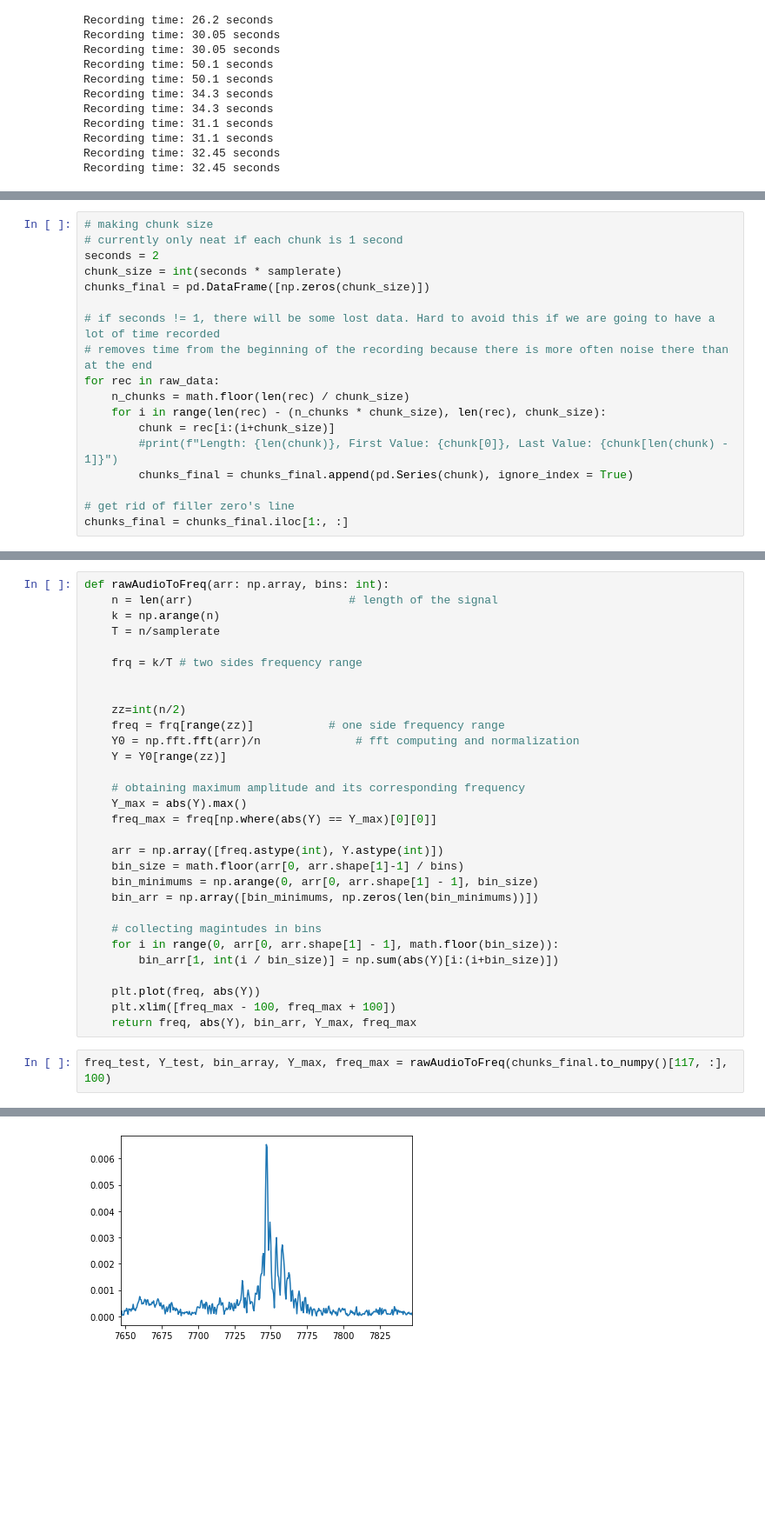
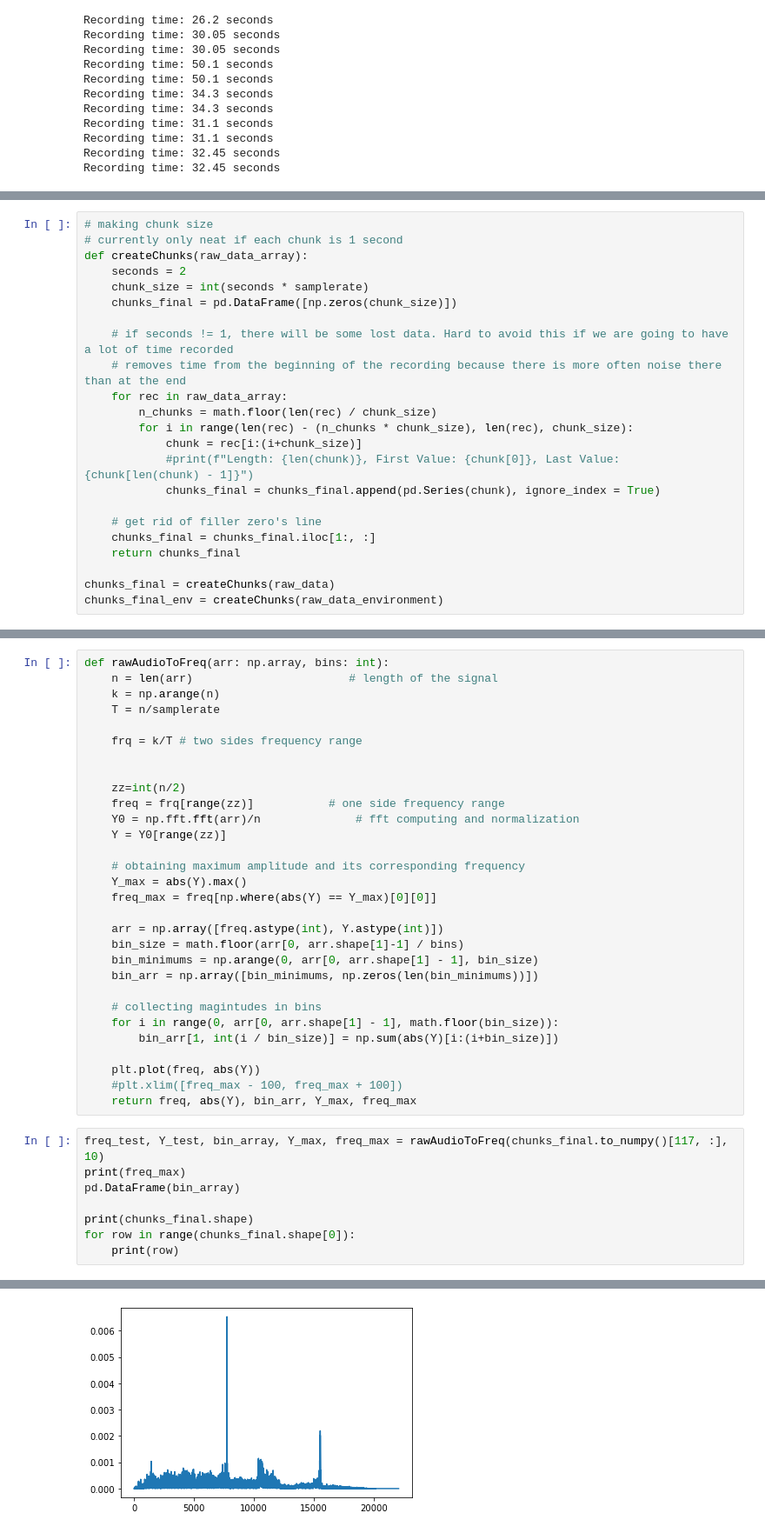
Before and after one commit to erikd234/BikeSentry, a Jupyter notebook: device/audio-recognition/fft_examples/angleGrinderPreprosessing.ipynb, the cells around one changed output, grey strips where cells are left out. Shown: that part at 87% size. Cells and saved outputs as stored; diff of their text form; blank space fills up the shorter version.

```diff
--- a/device/audio-recognition/fft_examples/angleGrinderPreprosessing.ipynb
+++ b/device/audio-recognition/fft_examples/angleGrinderPreprosessing.ipynb
@@ -120,18 +151,23 @@ for index, rec in enumerate(raw_data):
 # %%
 # making chunk size
 # currently only neat if each chunk is 1 second
-seconds = 2
-chunk_size = int(seconds * samplerate)
-chunks_final = pd.DataFrame([np.zeros(chunk_size)])
+def createChunks(raw_data_array):
+    seconds = 2
+    chunk_size = int(seconds * samplerate)
+    chunks_final = pd.DataFrame([np.zeros(chunk_size)])
 
-# if seconds != 1, there will be some lost data. Hard to avoid this if we are going to have a lot of time recorded
-# removes time from the beginning of the recording because there is more often noise there than at the end
-for rec in raw_data:
-    n_chunks = math.floor(len(rec) / chunk_size)
-    for i in range(len(rec) - (n_chunks * chunk_size), len(rec), chunk_size):
-        chunk = rec[i:(i+chunk_size)]
-        #print(f"Length: {len(chunk)}, First Value: {chunk[0]}, Last Value: {chunk[len(chunk) - 1]}")
-        chunks_final = chunks_final.append(pd.Series(chunk), ignore_index = True)
+    # if seconds != 1, there will be some lost data. Hard to avoid this if we are going to have a lot of time recorded
+    # removes time from the beginning of the recording because there is more often noise there than at the end
+    for rec in raw_data_array:
+        n_chunks = math.floor(len(rec) / chunk_size)
+        for i in range(len(rec) - (n_chunks * chunk_size), len(rec), chunk_size):
+            chunk = rec[i:(i+chunk_size)]
+            #print(f"Length: {len(chunk)}, First Value: {chunk[0]}, Last Value: {chunk[len(chunk) - 1]}")
+            chunks_final = chunks_final.append(pd.Series(chunk), ignore_index = True)
 
-# get rid of filler zero's line
-chunks_final = chunks_final.iloc[1:, :]
+    # get rid of filler zero's line
+    chunks_final = chunks_final.iloc[1:, :]
+    return chunks_final
+
+chunks_final = createChunks(raw_data)
+chunks_final_env = createChunks(raw_data_environment)
@@ -192,8 +212,14 @@ def rawAudioToFreq(arr: np.array, bins: int):
         bin_arr[1, int(i / bin_size)] = np.sum(abs(Y)[i:(i+bin_size)])
 
     plt.plot(freq, abs(Y))
-    plt.xlim([freq_max - 100, freq_max + 100])
+    #plt.xlim([freq_max - 100, freq_max + 100])
     return freq, abs(Y), bin_arr, Y_max, freq_max
 # %%
-freq_test, Y_test, bin_array, Y_max, freq_max = rawAudioToFreq(chunks_final.to_numpy()[117, :], 100)
+freq_test, Y_test, bin_array, Y_max, freq_max = rawAudioToFreq(chunks_final.to_numpy()[117, :], 10)
+print(freq_max)
+pd.DataFrame(bin_array)
+
+print(chunks_final.shape)
+for row in range(chunks_final.shape[0]):
+    print(row)
 # %% [output]
@@ -200 +243 @@ freq_test, Y_test, bin_array, Y_max, freq_max = rawAudioToFreq(chunks_final.to_n
-[figure, old version]
+[figure, new version]
```
Also changed, not shown: parts of 31 cells of this notebook.
